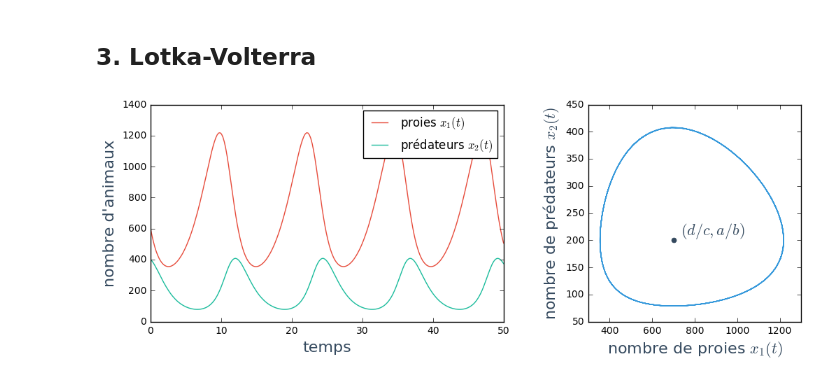
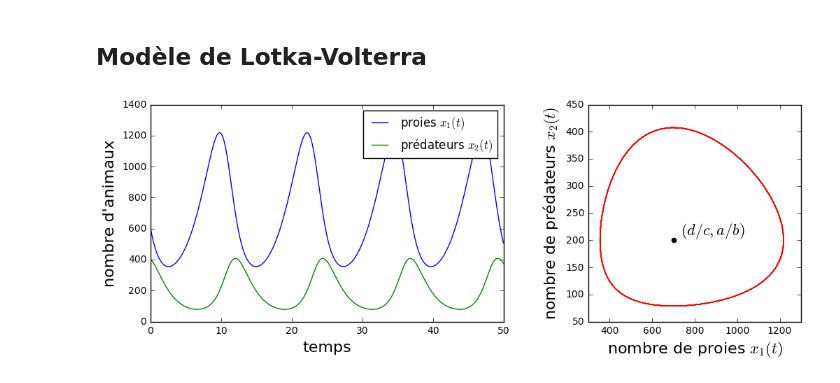
Before and after one commit to juliejj/systemes_dynamiques_agronomie, a Jupyter notebook: 1_premiers_modeles.ipynb, the cells around one changed output. Cells and saved outputs as stored; diff of their text form; code cells hidden in the pictures.

```diff
--- a/1_premiers_modeles.ipynb
+++ b/1_premiers_modeles.ipynb
@@ -38,21 +51,13 @@ population = lambda t: x0*np.exp((rb-rd)*t)
 %matplotlib inline
 import matplotlib.pyplot as plt
 
-f_rouge, f_bleu, f_vert, f_alsphat = '#e74c3c', '#3498db', '#1abc9c', '#34495e'
-
 t0, t1 = 0, 10
-
 temps = np.linspace(t0,t1,200, endpoint=True)
 
-x0, rb, rd = 1, 1, 0.9
-legend1 = r'$\lambda=$'+str(rb)+r', $\mu=$'+str(rd)
-plt.plot(temps, population(temps), color=f_vert)
-x0, rb, rd = 1, 1, 1
-legend2 = r'$\lambda=$'+str(rb)+r', $\mu=$'+str(rd)
-plt.plot(temps, population(temps), color=f_bleu)
-x0, rb, rd = 1, 0.9, 1
-legend3 = r'$\lambda=$'+str(rb)+r', $\mu=$'+str(rd)
-plt.plot(temps, population(temps), color=f_rouge)
-plt.legend((legend1, legend2, legend3), loc='upper left')
+legende = []
+for [x0, rb, rd] in [[1, 1, 0.9], [1, 1, 1], [1, 0.9, 1]]:
+    plt.plot(temps, population(temps))
+    legende = legende + [r'$\lambda=$'+str(rb)+r', $\mu=$'+str(rd),]
+plt.legend(legende, loc='upper left')
 plt.show()
 # %% [output]
@@ -105,41 +96,41 @@ with PdfPages('1_edo_logistique.pdf') as pdf:
 # %% [markdown]
-## 3. Lotka-Volterra
+## Modèle de Lotka-Volterra
 # %%
 from scipy.integrate import odeint
 import matplotlib.gridspec as gridspec
 
 a, b, c, d = 0.4, 0.002, 0.001, 0.7
 def f(xy, t):
     x, y = xy
     return [a * x - b * x * y, c * x * y - d * y]
 
 xy0 = [600, 400]
 t = np.linspace(0, 50, 250)
 xy_t = odeint(f, xy0, t)
 
 fig = plt.subplots(1, 2, figsize=(12, 4))
 
 gs = gridspec.GridSpec(1, 2, width_ratios=[8.3, 5], wspace=0.3)
 
 ax0 = plt.subplot(gs[0])
-ax0.plot(t, xy_t[:,0], color=f_rouge, label=r"proies $x_1(t)$")
-ax0.plot(t, xy_t[:,1], color=f_vert, label=r"prédateurs $x_2(t)$")
-ax0.set_xlabel("temps", fontsize=16, color=f_alsphat)
-ax0.set_ylabel("nombre d'animaux", fontsize=16, color=f_alsphat)
+ax0.plot(t, xy_t[:,0], label=r"proies $x_1(t)$")
+ax0.plot(t, xy_t[:,1], label=r"prédateurs $x_2(t)$")
+ax0.set_xlabel("temps", fontsize=16)
+ax0.set_ylabel("nombre d'animaux", fontsize=16)
 ax0.legend()
 ax1 = plt.subplot(gs[1])
-ax1.plot(xy_t[:,0], xy_t[:,1], color=f_bleu)
-ax1.set_xlabel(r"nombre de proies $x_1(t)$", fontsize=16, color=f_alsphat)
-ax1.set_ylabel(r"nombre de prédateurs $x_2(t)$", fontsize=16, color=f_alsphat)
-marker_style = dict(linestyle=':', color=f_alsphat, markersize=10)
-ax1.plot([d/c], [a/b], marker='.', **marker_style)
-ax1.text(1.05*d/c, 1.05*a/b, r'$(d/c,a/b)$', fontsize=16, color=f_alsphat)
+ax1.plot(xy_t[:,0], xy_t[:,1], color="r")
+ax1.set_xlabel(r"nombre de proies $x_1(t)$", fontsize=16)
+ax1.set_ylabel(r"nombre de prédateurs $x_2(t)$", fontsize=16)
+marker_style = dict(linestyle=':', markersize=10)
+ax1.plot([d/c], [a/b], marker='.', **marker_style, color="k")
+ax1.text(1.05*d/c, 1.05*a/b, r'$(d/c,a/b)$', fontsize=16)
 
 from matplotlib.backends.backend_pdf import PdfPages
 with PdfPages('1_edo_lv.pdf') as pdf:
     pdf.savefig(bbox_inches='tight')
     d = pdf.infodict()
     d['Title'] = '1_edo_lv'
     plt.show()
 # %% [output]
-[figure, old version]
+[figure, new version]
```
Also changed, not shown: parts of 6 cells of this notebook.
